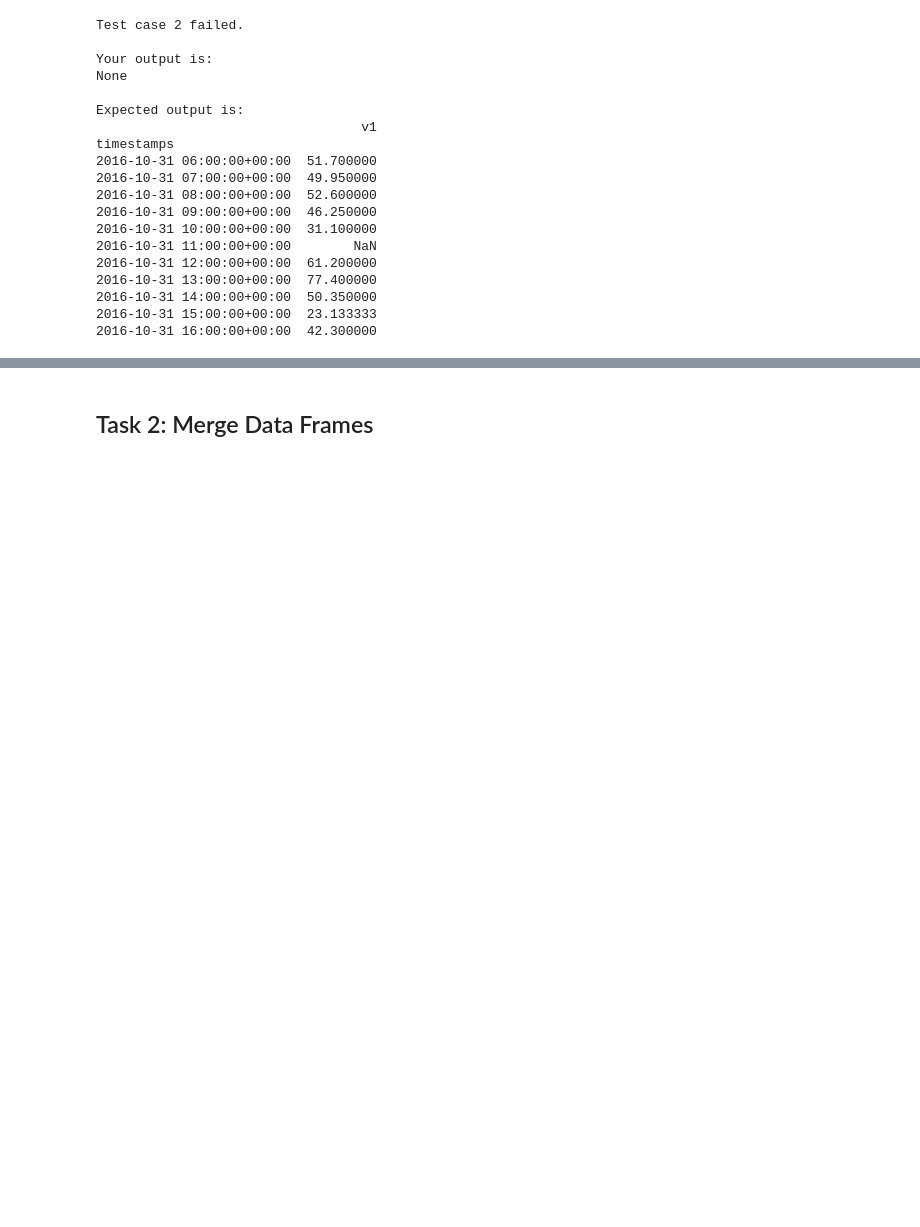
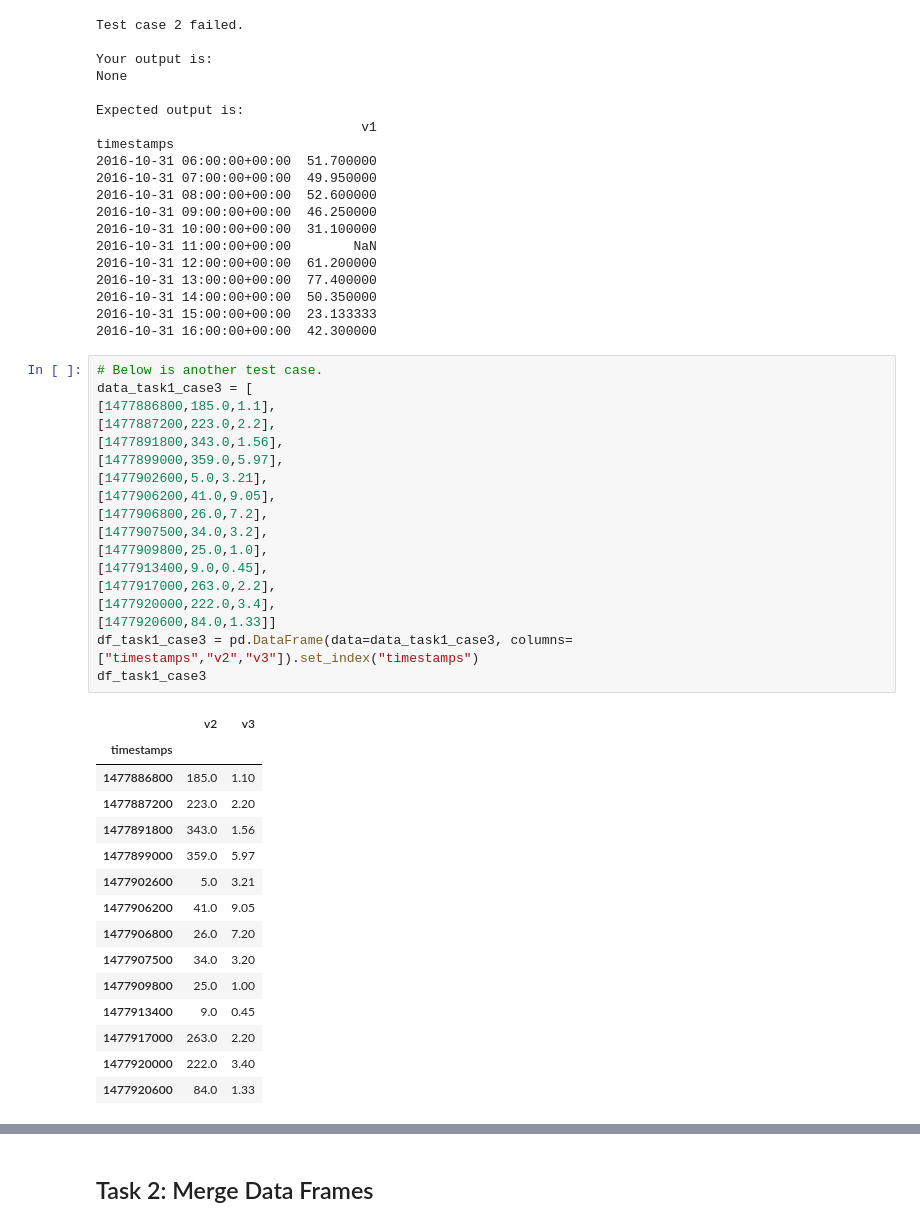
Before and after one commit to MultiX-Amsterdam/data-science-book-uva-2023, a Jupyter notebook: docs/others/warm-up.ipynb, the cells around one changed output, grey strips where cells are left out. Cells and saved outputs as stored; diff of their text form; blank space fills up the shorter version.

```diff
--- a/docs/others/warm-up.ipynb
+++ b/docs/others/warm-up.ipynb
@@ -261,3 +261,37 @@ timestamps
 2016-10-31 14:00:00+00:00  50.350000
 2016-10-31 15:00:00+00:00  23.133333
 2016-10-31 16:00:00+00:00  42.300000
+# %%
+# Below is another test case.
+data_task1_case3 = [
+[1477886800,185.0,1.1],
+[1477887200,223.0,2.2],
+[1477891800,343.0,1.56],
+[1477899000,359.0,5.97],
+[1477902600,5.0,3.21],
+[1477906200,41.0,9.05],
+[1477906800,26.0,7.2],
+[1477907500,34.0,3.2],
+[1477909800,25.0,1.0],
+[1477913400,9.0,0.45],
+[1477917000,263.0,2.2],
+[1477920000,222.0,3.4],
+[1477920600,84.0,1.33]]
+df_task1_case3 = pd.DataFrame(data=data_task1_case3, columns=["timestamps","v2","v3"]).set_index("timestamps")
+df_task1_case3
+# %% [output]
+|  | v2 | v3 |
+| timestamps |  |  |
+| 1477886800 | 185.0 | 1.10 |
+| 1477887200 | 223.0 | 2.20 |
+| 1477891800 | 343.0 | 1.56 |
+| 1477899000 | 359.0 | 5.97 |
+| 1477902600 | 5.0 | 3.21 |
+| 1477906200 | 41.0 | 9.05 |
+| 1477906800 | 26.0 | 7.20 |
+| 1477907500 | 34.0 | 3.20 |
+| 1477909800 | 25.0 | 1.00 |
+| 1477913400 | 9.0 | 0.45 |
+| 1477917000 | 263.0 | 2.20 |
+| 1477920000 | 222.0 | 3.40 |
+| 1477920600 | 84.0 | 1.33 |
```
Also changed, not shown: parts of 1 cell of this notebook, 10 other files.
